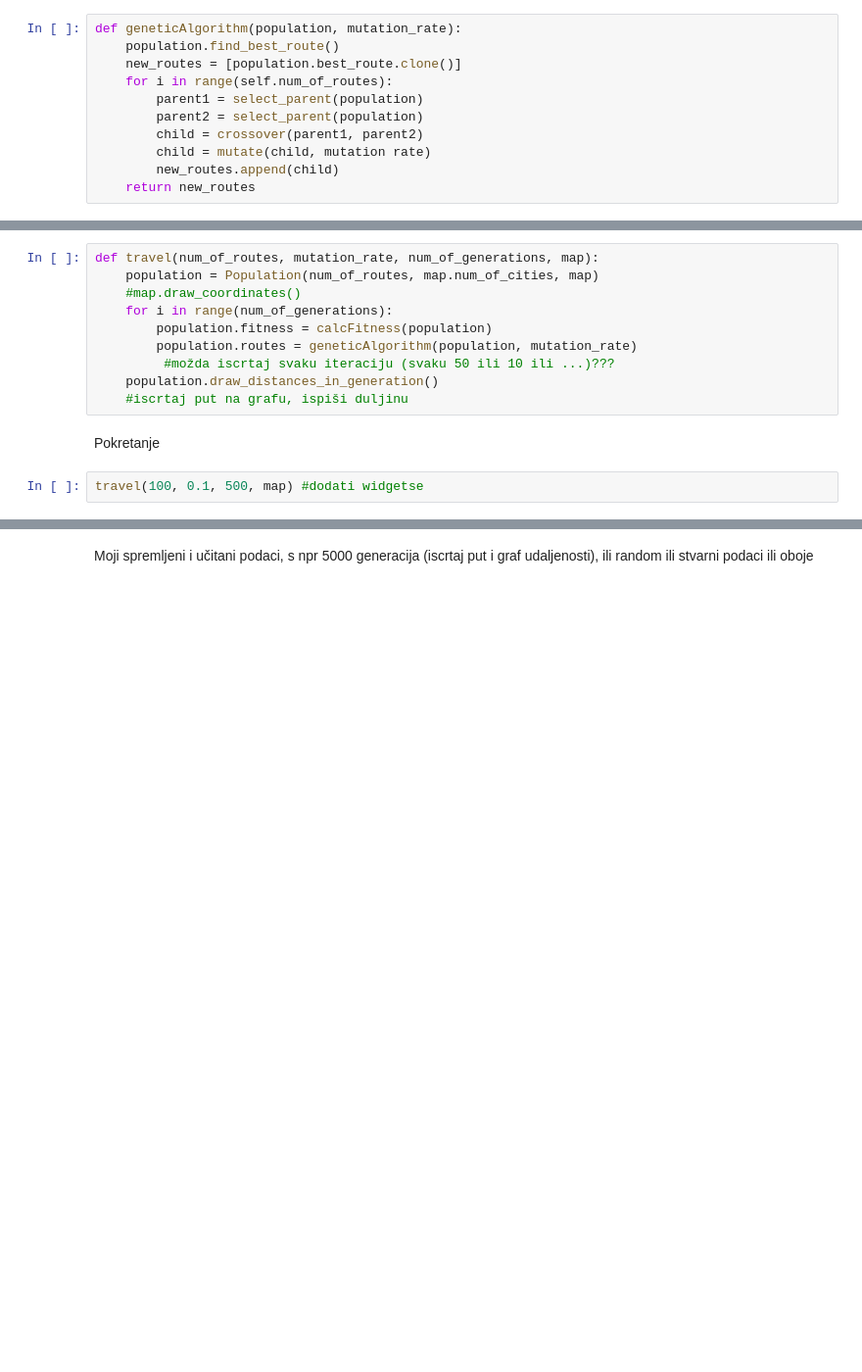
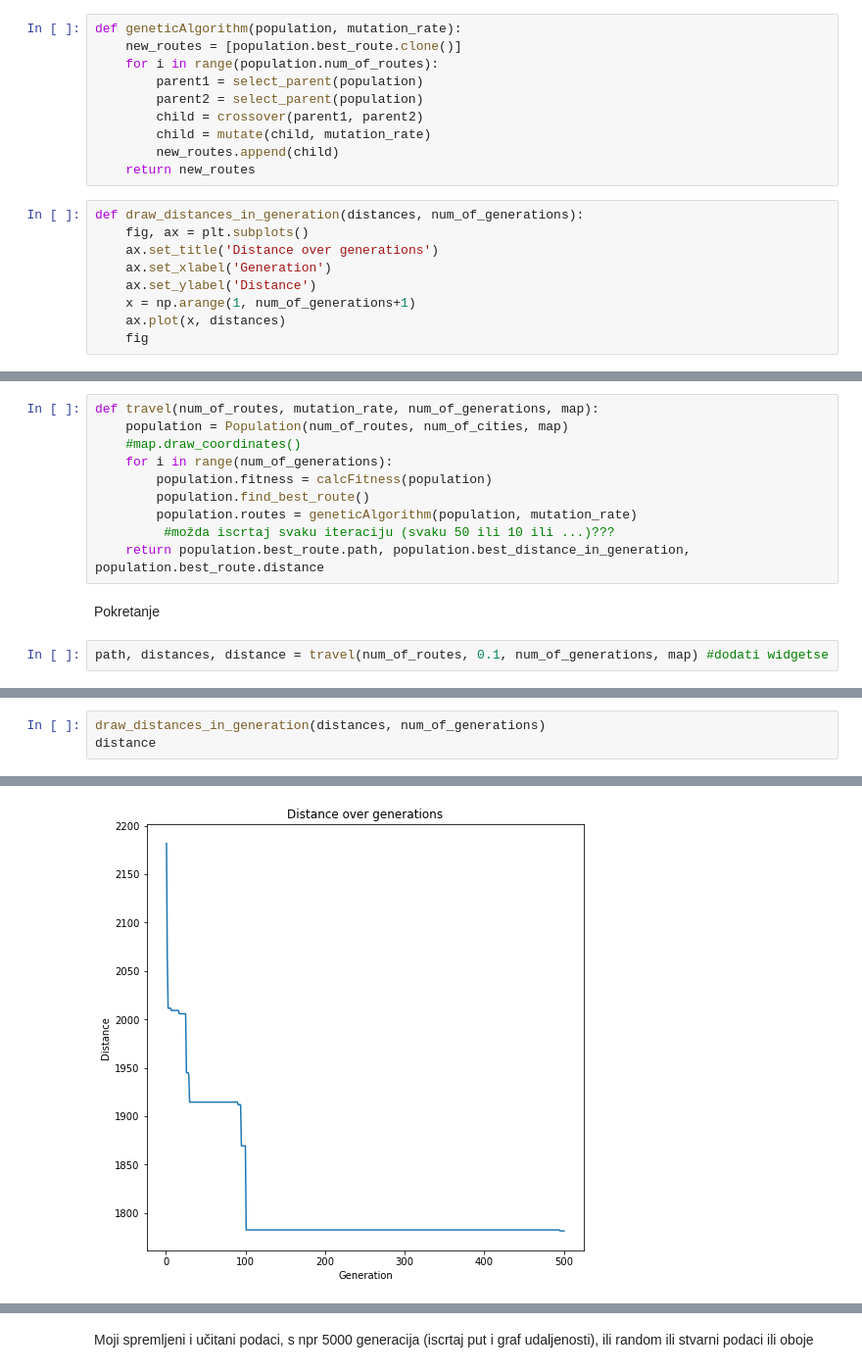
Before and after one commit to marcihel05/GeneticTravellingSalesman, a Jupyter notebook: Genetic Travelling Salesman.ipynb, the cells around one changed output, grey strips where cells are left out. Shown at 98% size. Saved outputs shown, nothing was run; the diff lists cells and outputs as text; blank space fills up the shorter version.

```diff
--- a/Genetic Travelling Salesman.ipynb
+++ b/Genetic Travelling Salesman.ipynb
@@ -153,28 +170,36 @@ def mutate(route, mutation_ratre):
 #### Cijeli gen algoritam
 # %%
 def geneticAlgorithm(population, mutation_rate):
-    population.find_best_route()
     new_routes = [population.best_route.clone()]
-    for i in range(self.num_of_routes):
+    for i in range(population.num_of_routes):
         parent1 = select_parent(population)
         parent2 = select_parent(population)
         child = crossover(parent1, parent2)
-        child = mutate(child, mutation rate)
+        child = mutate(child, mutation_rate)
         new_routes.append(child)
     return new_routes
+# %%
+def draw_distances_in_generation(distances, num_of_generations):
+    fig, ax = plt.subplots()
+    ax.set_title('Distance over generations')
+    ax.set_xlabel('Generation')
+    ax.set_ylabel('Distance')
+    x = np.arange(1, num_of_generations+1)
+    ax.plot(x, distances)
+    fig
 # %% [markdown]
 Main funkcija
 # %%
 def travel(num_of_routes, mutation_rate, num_of_generations, map):
-    population = Population(num_of_routes, map.num_of_cities, map)
+    population = Population(num_of_routes, num_of_cities, map)
     #map.draw_coordinates()
     for i in range(num_of_generations):
         population.fitness = calcFitness(population)
+        population.find_best_route()
         population.routes = geneticAlgorithm(population, mutation_rate)
          #možda iscrtaj svaku iteraciju (svaku 50 ili 10 ili ...)???
-    population.draw_distances_in_generation()
-    #iscrtaj put na grafu, ispiši duljinu
+    return population.best_route.path, population.best_distance_in_generation, population.best_route.distance
 # %% [markdown]
 Pokretanje
 # %%
-travel(100, 0.1, 500, map) #dodati widgetse
+path, distances, distance = travel(num_of_routes, 0.1, num_of_generations, map) #dodati widgetse
@@ -191,0 +215,4 @@ def draw_distance_over_iterations(population):
+# %%
+draw_distances_in_generation(distances, num_of_generations)
+distance
+# %% [output]
@@ -191,0 +220 @@ def draw_distance_over_iterations(population):
+[figure, added]
```
Also changed, not shown: parts of 15 cells of this notebook.
